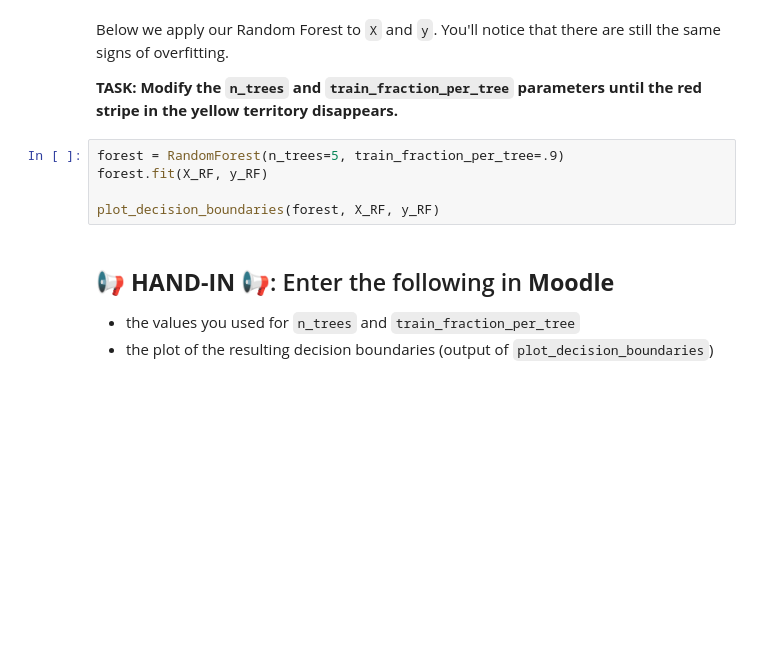
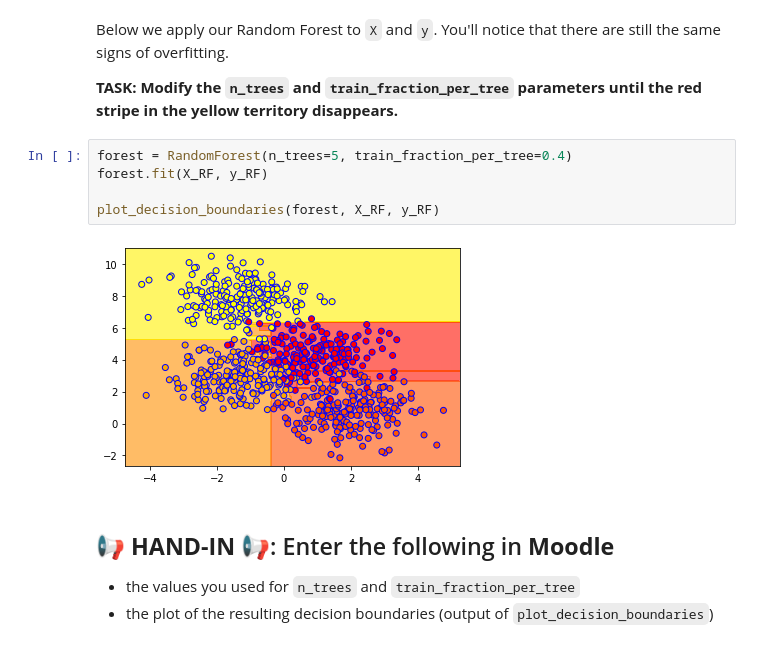
Before and after one commit to badrou99/mldm_hs22, a Jupyter notebook: labs/L07_Decision_Trees_LAB_ASSIGNMENT.ipynb, the cells around one changed output. Drawn from its saved outputs; the diff is of its cells as text; blank space fills up the shorter version.

```diff
--- a/labs/L07_Decision_Trees_LAB_ASSIGNMENT.ipynb
+++ b/labs/L07_Decision_Trees_LAB_ASSIGNMENT.ipynb
@@ -350,10 +381,12 @@ Below we apply our Random Forest to `X` and `y`. You'll notice that there are st
 
 **TASK: Modify the `n_trees` and `train_fraction_per_tree` parameters until the red stripe in the yellow territory disappears.**
 # %%
-forest = RandomForest(n_trees=5, train_fraction_per_tree=.9)
+forest = RandomForest(n_trees=5, train_fraction_per_tree=0.4)
 forest.fit(X_RF, y_RF)
 
 plot_decision_boundaries(forest, X_RF, y_RF)
+# %% [output]
+[figure, added]
 # %% [markdown]
 ## 📢 **HAND-IN** 📢: Enter the following in **Moodle**
 
```
Also changed, not shown: parts of 8 cells of this notebook.
